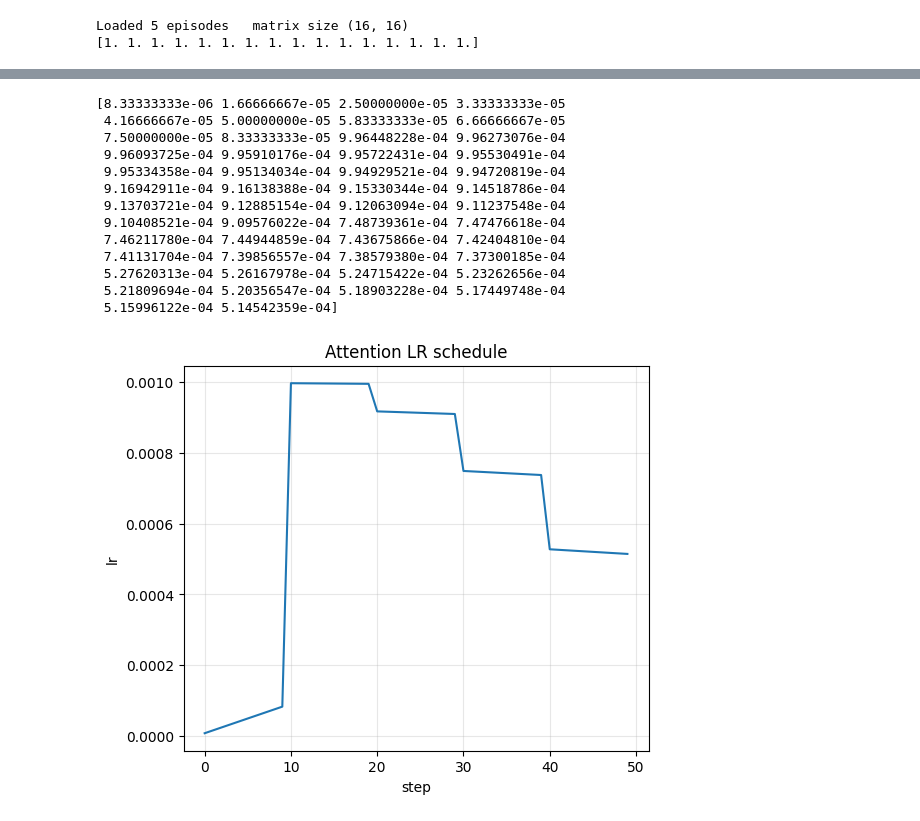
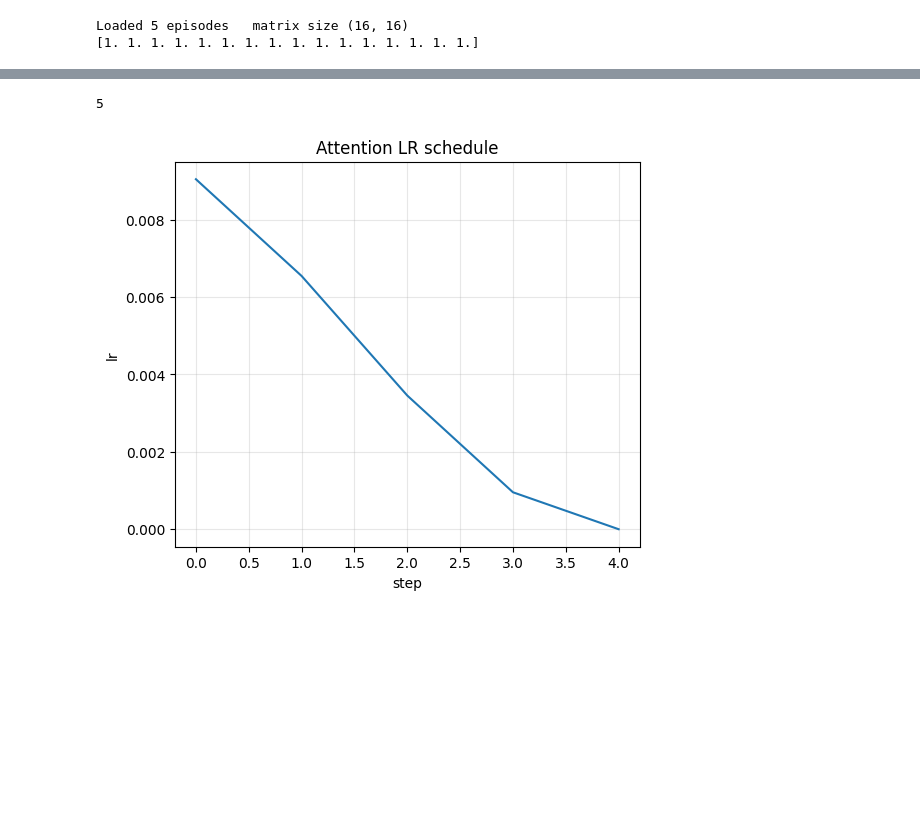
Before and after one commit to wissem18/MacLight, a Jupyter notebook: attention_analysis.ipynb, the cells around one changed output, grey strips where cells are left out. Cells and saved outputs as stored; diff of their text form; code cells hidden in the pictures; blank space fills up the shorter version.

```diff
--- a/attention_analysis.ipynb
+++ b/attention_analysis.ipynb
@@ -111,22 +114,10 @@ plt.tight_layout(); plt.show()
 # %%
-lrs=np.load("ckpt/block_normal/Ours_Attention/43_attn_lr_history.npy")
+lrs=np.load("ckpt/block_normal/Ours_Attention/400_attn_lr_history.npy")
 plt.plot(lrs)
 plt.title("Attention LR schedule")
 plt.xlabel("step"); plt.ylabel("lr")
 plt.grid(alpha=.3)
-print(lrs)
+print(len(lrs))
 # %% [output]
-[8.33333333e-06 1.66666667e-05 2.50000000e-05 3.33333333e-05
- 4.16666667e-05 5.00000000e-05 5.83333333e-05 6.66666667e-05
- 7.50000000e-05 8.33333333e-05 9.96448228e-04 9.96273076e-04
- 9.96093725e-04 9.95910176e-04 9.95722431e-04 9.95530491e-04
- 9.95334358e-04 9.95134034e-04 9.94929521e-04 9.94720819e-04
- 9.16942911e-04 9.16138388e-04 9.15330344e-04 9.14518786e-04
- 9.13703721e-04 9.12885154e-04 9.12063094e-04 9.11237548e-04
- 9.10408521e-04 9.09576022e-04 7.48739361e-04 7.47476618e-04
- 7.46211780e-04 7.44944859e-04 7.43675866e-04 7.42404810e-04
- 7.41131704e-04 7.39856557e-04 7.38579380e-04 7.37300185e-04
- 5.27620313e-04 5.26167978e-04 5.24715422e-04 5.23262656e-04
- 5.21809694e-04 5.20356547e-04 5.18903228e-04 5.17449748e-04
- 5.15996122e-04 5.14542359e-04]
+5
-[figure, old version]
+[figure, new version]
```
Also changed, not shown: parts of 6 cells of this notebook, 4 other files.
